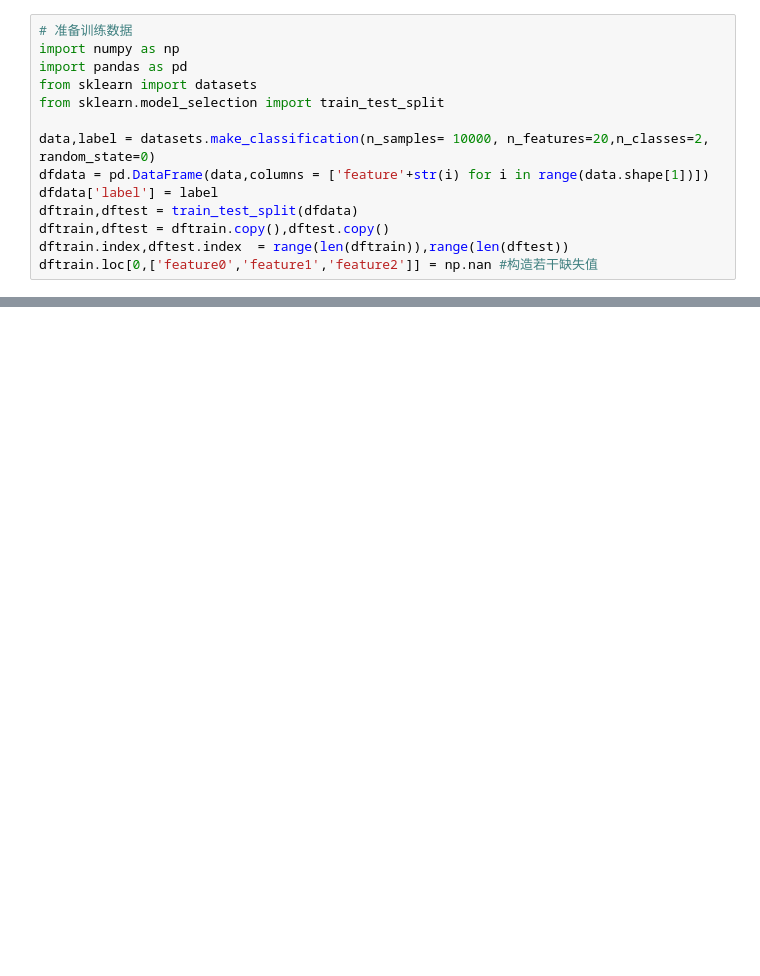
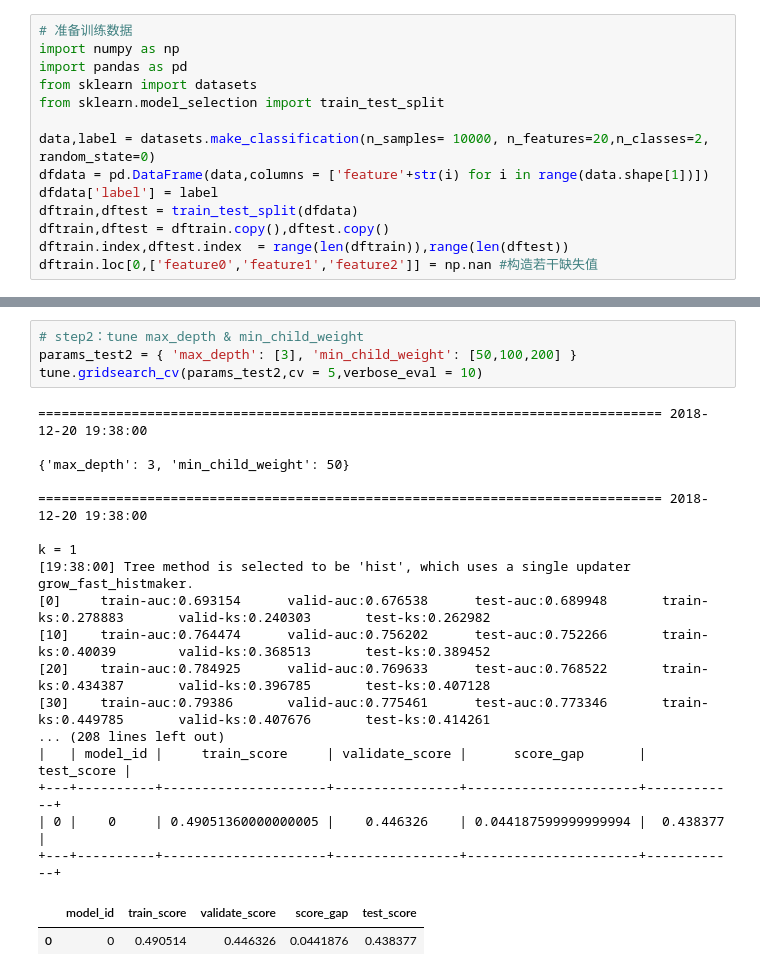
Before and after one commit to ChinaMadlife/tianjikit, a Jupyter notebook: readme.ipynb, the cells around one changed output, grey strips where cells are left out. Drawn from its saved outputs; the diff is of its cells as text; blank space fills up the shorter version.

```diff
--- a/readme.ipynb
+++ b/readme.ipynb
@@ -388,0 +466,24 @@ tune.gridsearch_cv(params_test7,cv = 5)
+# %%
+# step2：tune max_depth & min_child_weight
+params_test2 = { 'max_depth': [3], 'min_child_weight': [50,100,200] }
+tune.gridsearch_cv(params_test2,cv = 5,verbose_eval = 10)
+# %% [output]
+================================================================================ 2018-12-20 19:38:00
+
+{'max_depth': 3, 'min_child_weight': 50}
+
+================================================================================ 2018-12-20 19:38:00
+
+k = 1
+[19:38:00] Tree method is selected to be 'hist', which uses a single updater grow_fast_histmaker.
+[0]     train-auc:0.693154      valid-auc:0.676538      test-auc:0.689948       train-ks:0.278883       valid-ks:0.240303       test-ks:0.262982
+[10]    train-auc:0.764474      valid-auc:0.756202      test-auc:0.752266       train-ks:0.40039        valid-ks:0.368513       test-ks:0.389452
+[20]    train-auc:0.784925      valid-auc:0.769633      test-auc:0.768522       train-ks:0.434387       valid-ks:0.396785       test-ks:0.407128
+[30]    train-auc:0.79386       valid-auc:0.775461      test-auc:0.773346       train-ks:0.449785       valid-ks:0.407676       test-ks:0.414261
+... (208 lines left out)
+|   | model_id |     train_score     | validate_score |      score_gap       | test_score |
++---+----------+---------------------+----------------+----------------------+------------+
+| 0 |    0     | 0.49051360000000005 |    0.446326    | 0.044187599999999994 |  0.438377  |
++---+----------+---------------------+----------------+----------------------+------------+
+|  | model_id | train_score | validate_score | score_gap | test_score |
+| 0 | 0 | 0.490514 | 0.446326 | 0.0441876 | 0.438377 |
```
Also changed, not shown: parts of 43 cells of this notebook, 6 other files.
